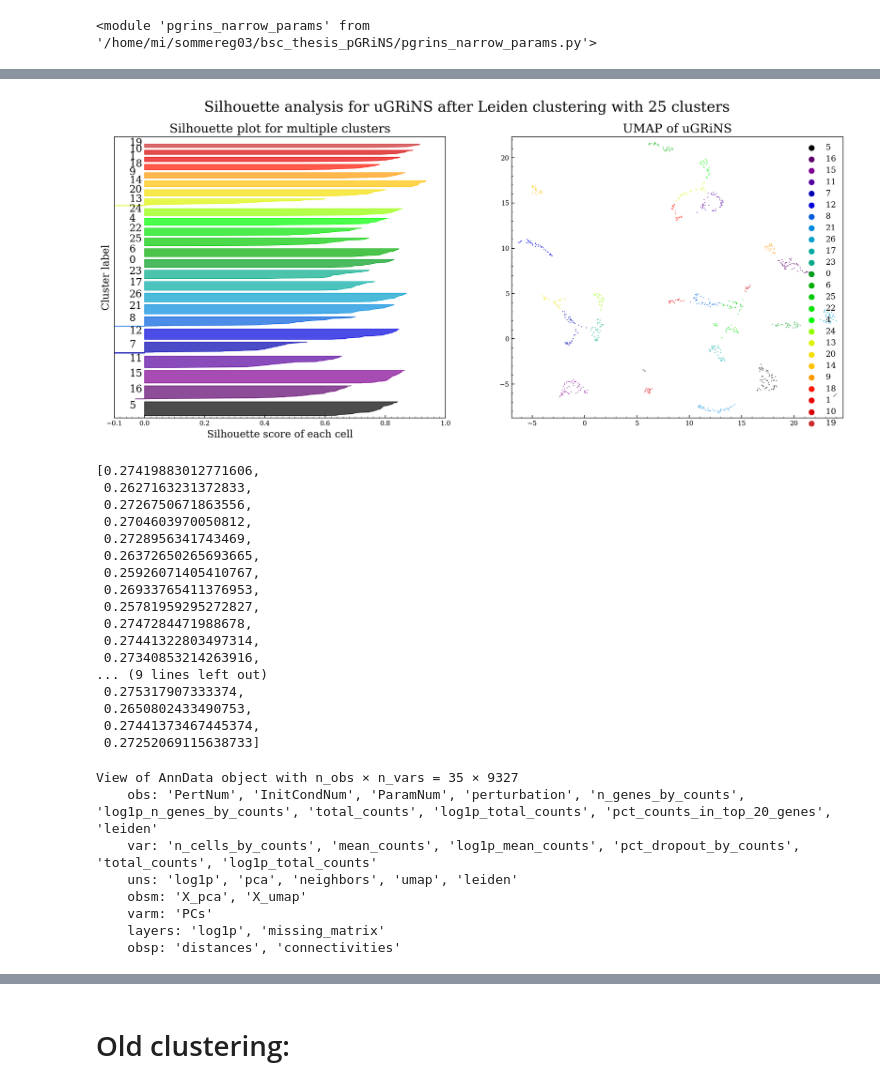
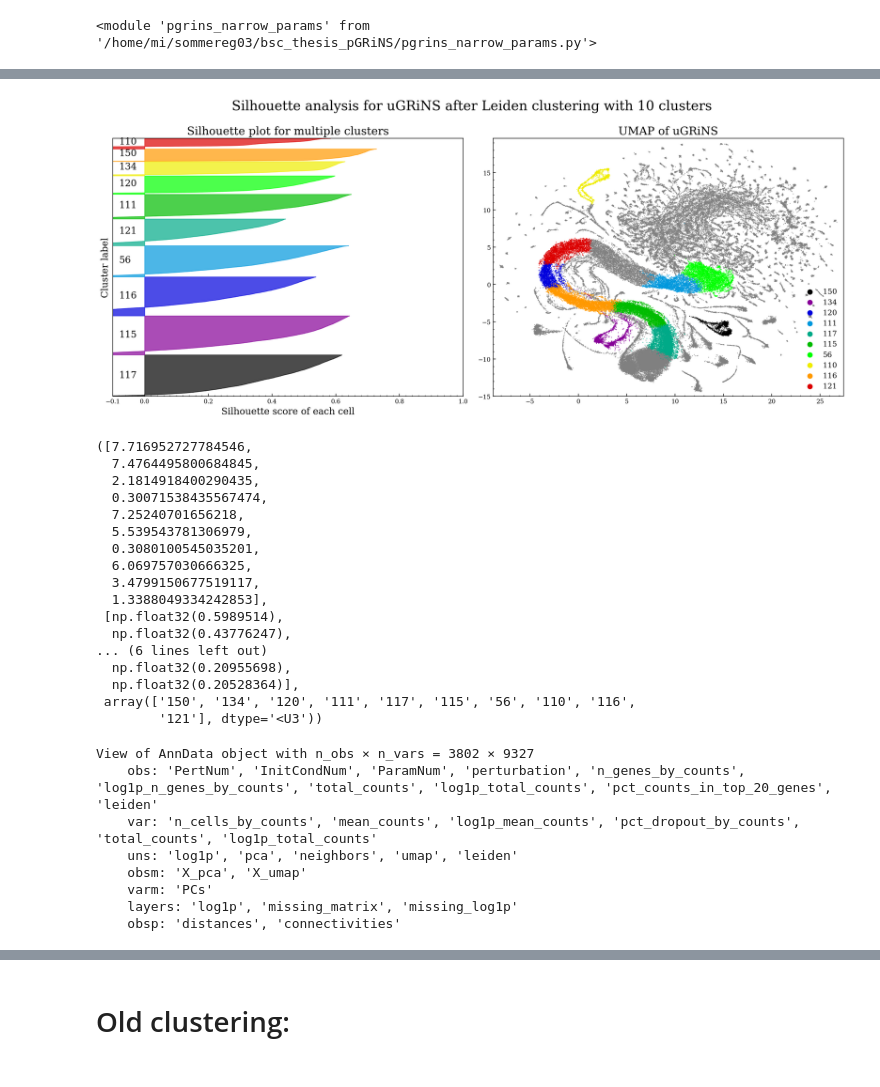
Before and after one commit to GeorgSommerer/bsc_thesis_pGRiNS, a Jupyter notebook: pgrins_cluster_explore.ipynb, the cells around one changed output, grey strips where cells are left out. Saved outputs shown, nothing was run; the diff lists cells and outputs as text; code cells hidden in the pictures.

Commit message:
First missingness plots finished; new way of clustering implemented; wrapper is finished; all that is left is to test the main wrapper and wait for perts to finish running

```diff
--- a/pgrins_cluster_explore.ipynb
+++ b/pgrins_cluster_explore.ipynb
@@ -72,3 +124,5 @@ sc.settings.set_figure_params(figsize=(10,10),dpi=80, facecolor="white", frameon
 grins_data = sc.read_h5ad("Data/Projects/Keggoro/perturb_norm.h5ad")
 # %%
 adata = sc.read_h5ad("Data/Experimental/Norman19/perturb_norm.h5ad")
+# %%
+grins_data = pgrins_prepare_output.apply_missingness(grins_data,inplace=True)
@@ -76,8 +132,8 @@ adata = sc.read_h5ad("Data/Experimental/Norman19/perturb_norm.h5ad")
 common_genes = list(set(adata.var_names) & set(grins_data.var_names))
 grins_data = grins_data[grins_data.obs["perturbation"]=="ctrl"][:,common_genes]
 adata = adata[adata.obs["perturbation"]=="ctrl"][:,common_genes]
-grins_matrix = grins_data.layers["log1p"].todense()
-adata_matrix = adata.layers["log1p"].todense()
+#grins_matrix = grins_data.layers["log1p"].todense()
+#adata_matrix = adata.layers["log1p"].todense()
 # %%
 candidate_mask = pgrins_narrow_params.get_candidate_cells(grins_matrix,adata_matrix,times_dev=20,candidate_limit=None)
 # %% [output]
@@ -116,7 +176,7 @@ sc.tl.umap(grins_data)
 # %%
 sc.tl.leiden(grins_data, flavor="igraph")
 # %%
-cluster_counts = grins_data.obs["leiden"].value_counts()
 cluster_labels = grins_data.obs["leiden"]
+cluster_counts = cluster_labels.value_counts()
 clusters = np.array(list(cluster_counts.keys()))
 # %%
@@ -135,6 +195,6 @@ np.int64(25)
 # %%
 # Candidates:
-last_cluster = 1+np.max([2,np.argmax(np.array([cluster_counts[i]/cluster_counts[i+1] for i in range(len(cluster_counts)-1)]))]) # Look at at least 3 clusters
+last_cluster = 1+np.max([1,np.argmax(np.array([cluster_counts[i]/cluster_counts[i+1] for i in range(len(cluster_counts)-1)]))]) # Look at at least 2 clusters
 best_clusters = cluster_counts[:last_cluster].index.values
 best_clusters = [c for c in best_clusters if cluster_counts[c]>10] # Remove clusters with <10 cells
 best_cluster_size = sum(cluster_counts[:last_cluster+1])
@@ -146,7 +202,7 @@ sc.pl.umap(grins_data,s=50)
 n_clusters = len(best_clusters)
 
 fig, (ax1, ax2) = plt.subplots(1, 2)
-fig.set_size_inches(18, 7)
+fig.set_size_inches(16, 7)
 
 ax1.set_xlim([-0.1, 1])
 ax1.set_ylim([0, best_cluster_size + (n_clusters + 1) * 10])
@@ -179,7 +235,7 @@ for i in tqdm(range(len(clusters))):
     )
 
     # Label the silhouette plots with their cluster numbers at the middle
-    ax1.text(-0.05, y_lower + 0.5 * size_cluster_i, str(clusters[i]))
+    ax1.text(-0.08, y_lower + 0.45 * size_cluster_i, str(clusters[i]))
 
     # Compute the new y_lower for next plot
     y_lower = y_upper + 10  # 10 for the 0 samples
@@ -188,61 +244,63 @@ ax1.set_title("Silhouette plot for multiple clusters")
 ax1.set_xlabel("Silhouette score of each cell")
 ax1.set_ylabel("Cluster label")
 
 # The vertical line for average silhouette score of all the values
 #ax1.axvline(x=silhouette_avg, color="red", linestyle="--")
 
 ax1.set_yticks([])  # Clear the yaxis labels / ticks
 ax1.set_xticks([-0.1, 0, 0.2, 0.4, 0.6, 0.8, 1])
 
 # 2nd Plot showing the actual clusters formed
 colors = cm.nipy_spectral(cluster_labels.astype(float) / n_clusters)
 """
 ax2.scatter(
     X[:, 0], X[:, 1], marker=".", s=30, lw=0, alpha=0.7, c=colors, edgecolor="k"
 )
 """
 ax2.scatter(grins_data.obsm["X_umap"].T[0][~cluster_labels.isin(best_clusters)],grins_data.obsm["X_umap"].T[1][~cluster_labels.isin(best_clusters)],s=0.1,c="grey")
 for i in range(len(best_clusters)):
     ax2.scatter(grins_data.obsm["X_umap"].T[0][cluster_labels==best_clusters[i]],grins_data.obsm["X_umap"].T[1][cluster_labels==best_clusters[i]],s=0.1,c = matplotlib.colors.to_hex(cm.nipy_spectral(float(i) / n_clusters)),label=best_clusters[i])
 
 lgnd = ax2.legend()
 for handle in lgnd.legend_handles:
     handle.set_sizes([50])
 ax2.set_title("UMAP of uGRiNS")
+
 plt.suptitle(
     "Silhouette analysis for uGRiNS after Leiden clustering with %d clusters"
     % n_clusters
 )
+plt.tight_layout()
 plt.show()
 # %% [output]
-[figure, old version]
+[figure, new version]
 # %%
-adata_mean = np.asarray(np.mean(adata_matrix,axis=0))
+adata_mean = np.asarray(np.mean(adata.layers["log1p"],axis=0))
 mses = []
 sil_means = []
 
 for cluster in best_clusters:
-    mses.append(mean_squared_error(np.asarray(np.mean(grins_data[cluster_labels==cluster].layers["log1p"],axis=0)),adata_mean))
+    mses.append(mean_squared_error(np.asarray(np.mean(grins_data[cluster_labels==cluster].layers["missing_log1p"],axis=0)),adata_mean))
     sil_means.append(np.mean(sample_silhouette_values[cluster_labels == cluster]))
-mses
+mses, sil_means, best_clusters
 # %% [output]
-[0.27419883012771606,
- 0.2627163231372833,
- 0.2726750671863556,
- 0.2704603970050812,
- 0.2728956341743469,
- 0.26372650265693665,
- 0.25926071405410767,
- 0.26933765411376953,
- 0.25781959295272827,
- 0.2747284471988678,
- 0.27441322803497314,
- 0.27340853214263916,
-... (9 lines left out)
- 0.275317907333374,
- 0.2650802433490753,
- 0.27441373467445374,
- 0.27252069115638733]
+([7.716952727784546,
+  7.4764495800684845,
+  2.1814918400290435,
+  0.30071538435567474,
+  7.25240701656218,
+  5.539543781306979,
+  0.3080100545035201,
+  6.069757030666325,
+  3.4799150677519117,
+  1.3388049334242853],
+ [np.float32(0.5989514),
+  np.float32(0.43776247),
+... (6 lines left out)
+  np.float32(0.20955698),
+  np.float32(0.20528364)],
+ array(['150', '134', '120', '111', '117', '115', '56', '110', '116',
+        '121'], dtype='<U3'))
 # %%
 # No candidates:
 control_cluster_id = np.argmin(mses)
@@ -251,17 +309,17 @@ control_cluster_id = np.argmin(mses)
 control_cluster_id = np.argmin(np.argsort(np.argsort(sil_means)[::-1])+np.argsort(np.argsort(mses))) # np.argsort(np.argsort(x)) returns the ranking of each entry
                                                                                 # Find the cluster with the highest silhouette score and lowest MSE (additive)
 # %%
-control_cluster = best_clusters[control_cluster_id]
+control_cluster = best_clusters[np.argmin(mses)]
 final_grins = grins_data[cluster_labels==control_cluster]
 final_grins
 # %% [output]
-View of AnnData object with n_obs × n_vars = 35 × 9327
+View of AnnData object with n_obs × n_vars = 3802 × 9327
     obs: 'PertNum', 'InitCondNum', 'ParamNum', 'perturbation', 'n_genes_by_counts', 'log1p_n_genes_by_counts', 'total_counts', 'log1p_total_counts', 'pct_counts_in_top_20_genes', 'leiden'
     var: 'n_cells_by_counts', 'mean_counts', 'log1p_mean_counts', 'pct_dropout_by_counts', 'total_counts', 'log1p_total_counts'
     uns: 'log1p', 'pca', 'neighbors', 'umap', 'leiden'
     obsm: 'X_pca', 'X_umap'
     varm: 'PCs'
-    layers: 'log1p', 'missing_matrix'
+    layers: 'log1p', 'missing_matrix', 'missing_log1p'
     obsp: 'distances', 'connectivities'
 # %%
 ic_param_pairs = np.array([cell.split("_")[1:] for cell in list(final_grins.obs_names)],dtype=int).T
```
Also changed, not shown: parts of 22 cells of this notebook, 27 other files.
